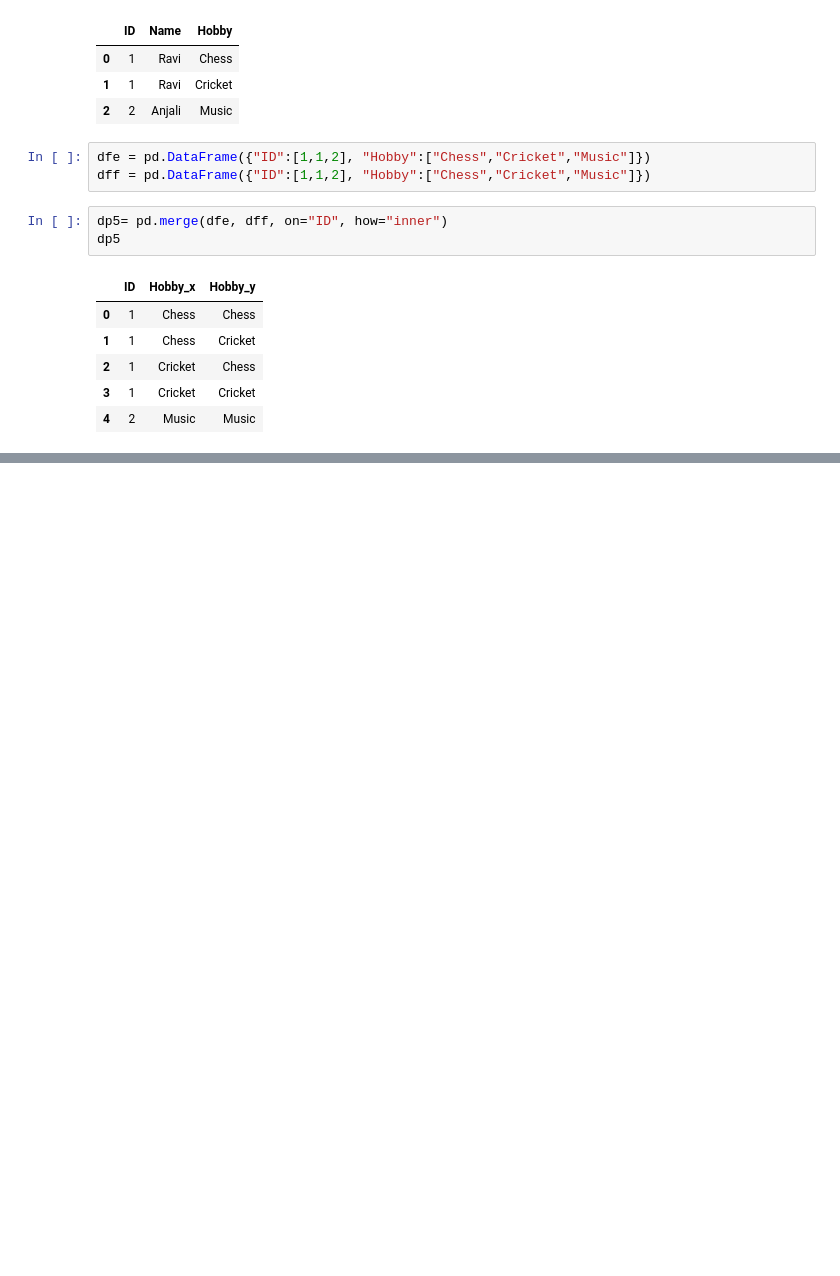
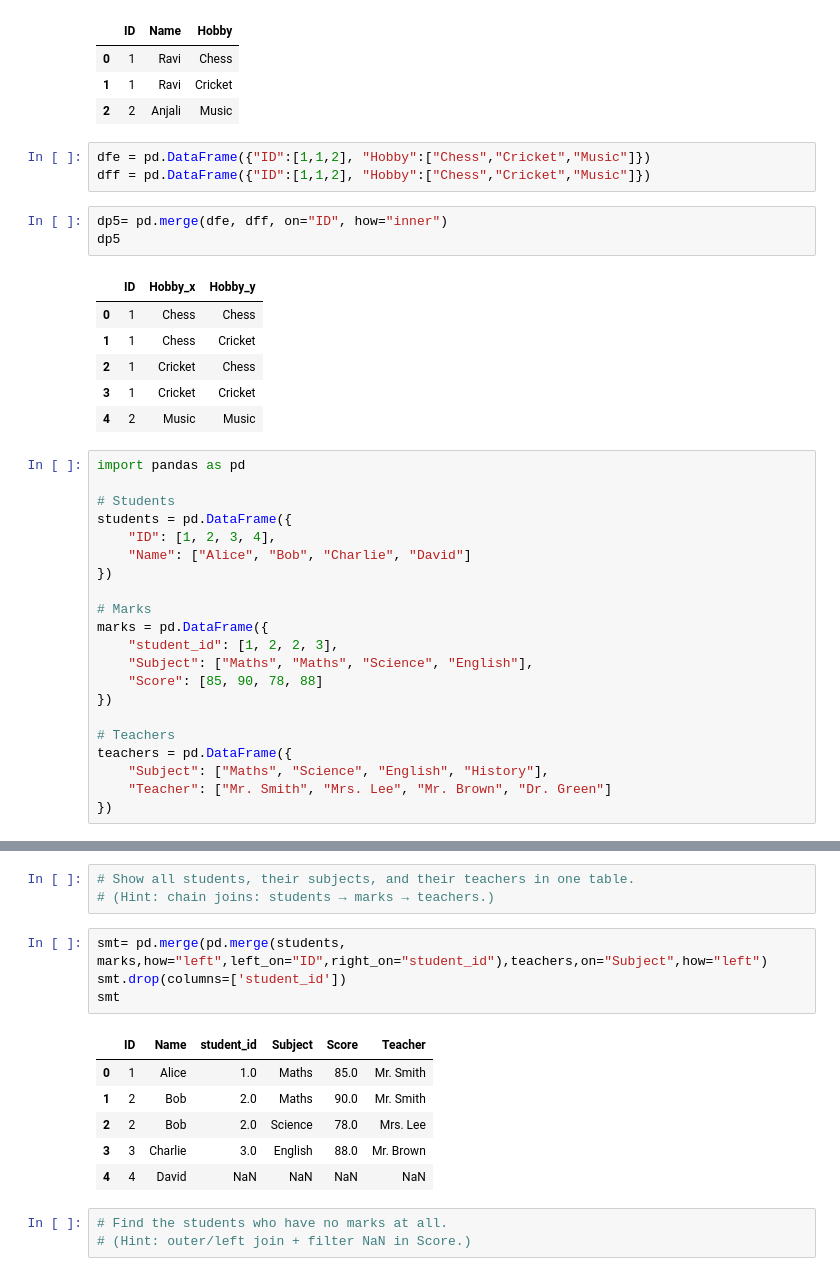
Before and after one commit to Gaurav200016/ML, a Jupyter notebook: Day3a.ipynb, the cells around one changed output, grey strips where cells are left out. Saved outputs shown, nothing was run; the diff lists cells and outputs as text; blank space fills up the shorter version.

Commit message:
Advanced Pandas

```diff
--- a/Day3a.ipynb
+++ b/Day3a.ipynb
@@ -201,3 +201,24 @@ dp5
 | 2 | 1 | Cricket | Chess |
 | 3 | 1 | Cricket | Cricket |
 | 4 | 2 | Music | Music |
+# %%
+import pandas as pd
+
+# Students
+students = pd.DataFrame({
+    "ID": [1, 2, 3, 4],
+    "Name": ["Alice", "Bob", "Charlie", "David"]
+})
+
+# Marks
+marks = pd.DataFrame({
+    "student_id": [1, 2, 2, 3],
+    "Subject": ["Maths", "Maths", "Science", "English"],
+    "Score": [85, 90, 78, 88]
+})
+
+# Teachers
+teachers = pd.DataFrame({
+    "Subject": ["Maths", "Science", "English", "History"],
+    "Teacher": ["Mr. Smith", "Mrs. Lee", "Mr. Brown", "Dr. Green"]
+})
@@ -203,0 +264,17 @@ dp5
+# %%
+# Show all students, their subjects, and their teachers in one table.
+# (Hint: chain joins: students → marks → teachers.)
+# %%
+smt= pd.merge(pd.merge(students, marks,how="left",left_on="ID",right_on="student_id"),teachers,on="Subject",how="left")
+smt.drop(columns=['student_id'])
+smt
+# %% [output]
+|  | ID | Name | student_id | Subject | Score | Teacher |
+| 0 | 1 | Alice | 1.0 | Maths | 85.0 | Mr. Smith |
+| 1 | 2 | Bob | 2.0 | Maths | 90.0 | Mr. Smith |
+| 2 | 2 | Bob | 2.0 | Science | 78.0 | Mrs. Lee |
+| 3 | 3 | Charlie | 3.0 | English | 88.0 | Mr. Brown |
+| 4 | 4 | David | NaN | NaN | NaN | NaN |
+# %%
+# Find the students who have no marks at all.
+# (Hint: outer/left join + filter NaN in Score.)
```
Also changed, not shown: parts of 8 cells of this notebook, 5 other files.
